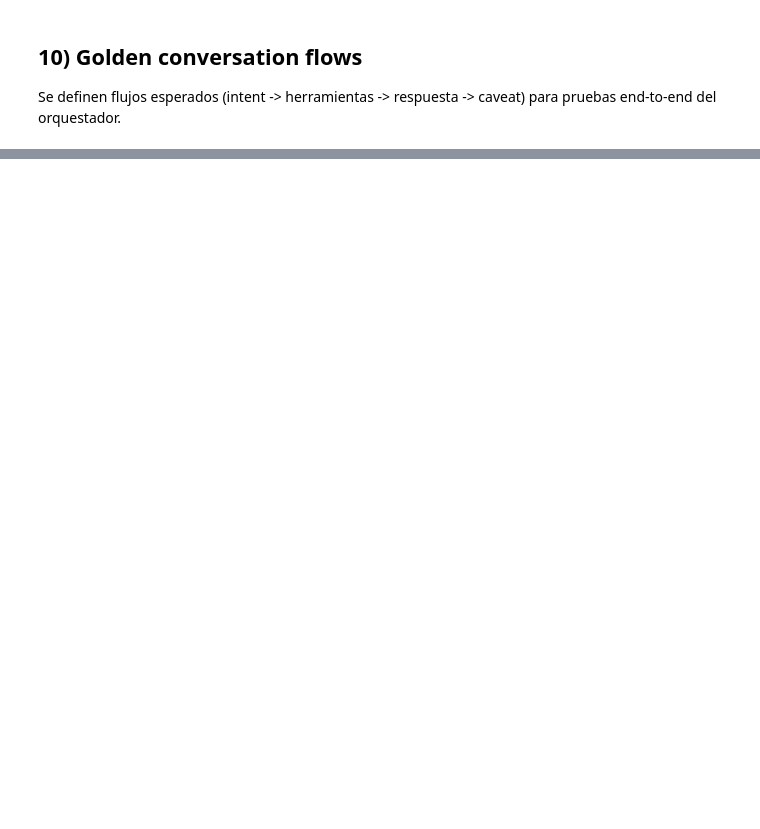
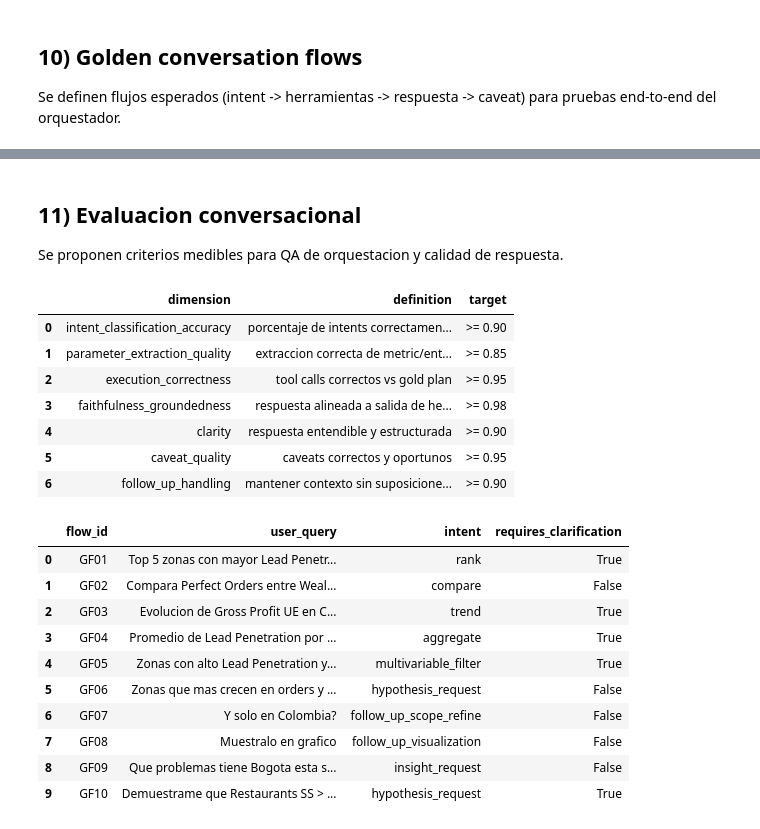
Before and after one commit to TheChieft/IAeng, a Jupyter notebook: notebooks/reto1/40_reto1_chatbot_design.ipynb, the cells around one changed output, grey strips where cells are left out. Saved outputs shown, nothing was run; the diff lists cells and outputs as text; code cells hidden in the pictures; blank space fills up the shorter version.

```diff
--- a/notebooks/reto1/40_reto1_chatbot_design.ipynb
+++ b/notebooks/reto1/40_reto1_chatbot_design.ipynb
@@ -342,0 +970,39 @@ display(golden_flows)
+# %% [markdown]
+## 11) Evaluacion conversacional
+
+Se proponen criterios medibles para QA de orquestacion y calidad de respuesta.
+# %%
+evaluation_framework = pd.DataFrame([
+    {'dimension': 'intent_classification_accuracy', 'definition': 'porcentaje de intents correctamente clasificados', 'target': '>= 0.90'},
+    {'dimension': 'parameter_extraction_quality', 'definition': 'extraccion correcta de metric/entity/time/filter', 'target': '>= 0.85'},
+    {'dimension': 'execution_correctness', 'definition': 'tool calls correctos vs gold plan', 'target': '>= 0.95'},
+    {'dimension': 'faithfulness_groundedness', 'definition': 'respuesta alineada a salida de herramientas', 'target': '>= 0.98'},
+    {'dimension': 'clarity', 'definition': 'respuesta entendible y estructurada', 'target': '>= 0.90'},
+    {'dimension': 'caveat_quality', 'definition': 'caveats correctos y oportunos', 'target': '>= 0.95'},
+    {'dimension': 'follow_up_handling', 'definition': 'mantener contexto sin suposiciones peligrosas', 'target': '>= 0.90'},
+])
+
+golden_eval_set = golden_flows[['flow_id', 'user_query', 'intent', 'requires_clarification']].copy()
+
+display(evaluation_framework)
+display(golden_eval_set)
+# %% [output]
+|  | dimension | definition | target |
+| 0 | intent_classification_accuracy | porcentaje de intents correctamen... | >= 0.90 |
+| 1 | parameter_extraction_quality | extraccion correcta de metric/ent... | >= 0.85 |
+| 2 | execution_correctness | tool calls correctos vs gold plan | >= 0.95 |
+| 3 | faithfulness_groundedness | respuesta alineada a salida de he... | >= 0.98 |
+| 4 | clarity | respuesta entendible y estructurada | >= 0.90 |
+| 5 | caveat_quality | caveats correctos y oportunos | >= 0.95 |
+| 6 | follow_up_handling | mantener contexto sin suposicione... | >= 0.90 |
+|  | flow_id | user_query | intent | requires_clarification |
+| 0 | GF01 | Top 5 zonas con mayor Lead Penetr... | rank | True |
+| 1 | GF02 | Compara Perfect Orders entre Weal... | compare | False |
+| 2 | GF03 | Evolucion de Gross Profit UE en C... | trend | True |
+| 3 | GF04 | Promedio de Lead Penetration por ... | aggregate | True |
+| 4 | GF05 | Zonas con alto Lead Penetration y... | multivariable_filter | True |
+| 5 | GF06 | Zonas que mas crecen en orders y ... | hypothesis_request | False |
+| 6 | GF07 | Y solo en Colombia? | follow_up_scope_refine | False |
+| 7 | GF08 | Muestralo en grafico | follow_up_visualization | False |
+| 8 | GF09 | Que problemas tiene Bogota esta s... | insight_request | False |
+| 9 | GF10 | Demuestrame que Restaurants SS > ... | hypothesis_request | True |
```
Also changed, not shown: parts of 19 cells of this notebook, 6 other files.
